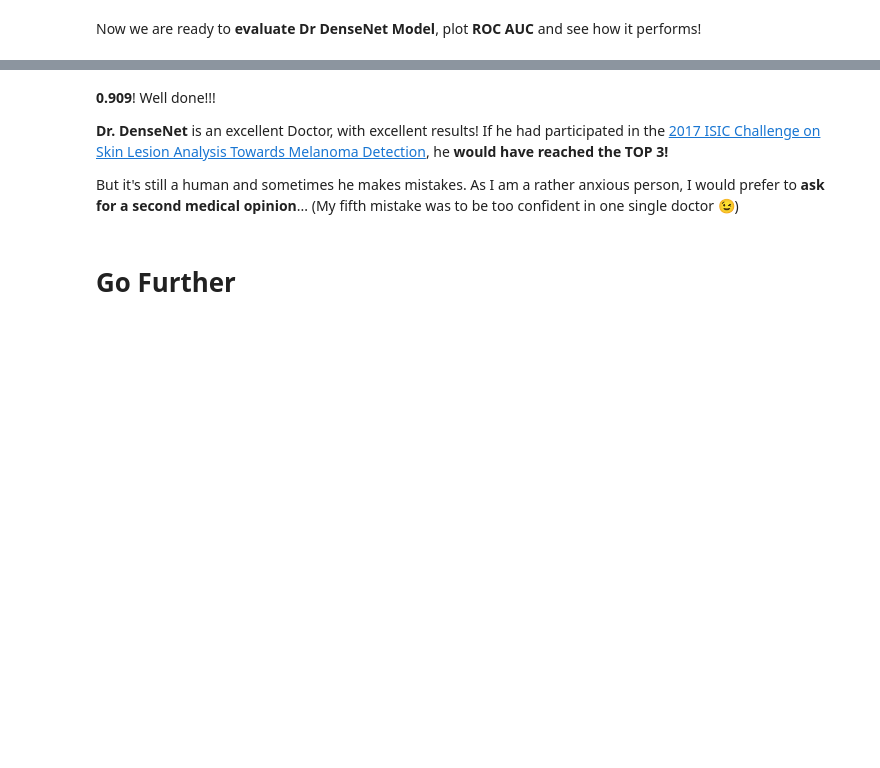
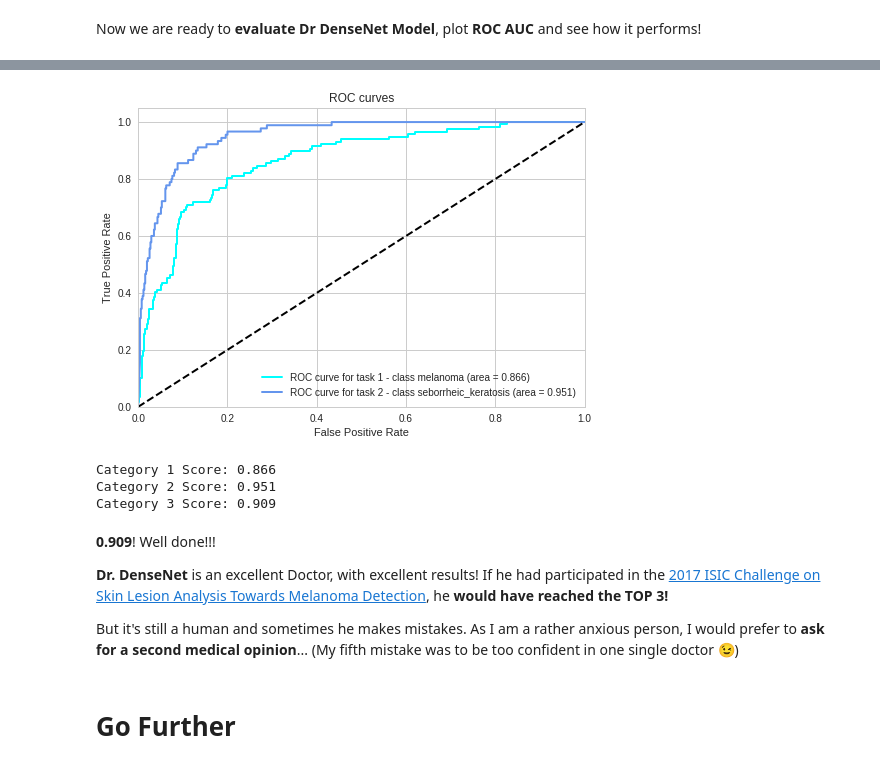
Before and after one commit to soheilpaper/dermatologist-ai, a Jupyter notebook: dermatologist_ai.ipynb, the cells around one changed output, grey strips where cells are left out. Cells and saved outputs as stored; diff of their text form; code cells hidden in the pictures; blank space fills up the shorter version.

```diff
--- a/dermatologist_ai.ipynb
+++ b/dermatologist_ai.ipynb
@@ -814,6 +814,9 @@ While ROC AUC is the choosen metric, I also plot after each epoch log-loss and a
 # %%
 def update_liveplot(logs, phase, epoch_loss, epoch_acc, epoch_auc):
   ## update data for LiveLossPlot
+
+  if phase == 'test':
+    return logs
 
   logs[f'{phase}_log loss'] = epoch_loss
   logs[f'{phase}_accuracy'] = epoch_acc
@@ -876,3 +883,14 @@ def get_dataset(transform, dirs):
+# %%
+from torch.utils.data import SubsetRandomSampler
+
+def get_data_loader(phase, dataset, indices=None, y_train=None, over_sampling=False):
+
+  sampler = None
+
+  if indices is not None:
+    sampler = SubsetRandomSampler(balance_indices(indices, y_train) if (over_sampling and phase=='train') else indices)
+
+  return torch.utils.data.DataLoader(dataset, batch_size=batch_size[phase], sampler=sampler, num_workers=num_workers)
 # %% [markdown]
 ## Cross-validation
 # %% [markdown]
@@ -951,7 +983,7 @@ def batch_forward(inputs, labels, model, model_name, criterion, phase):
 # %% [markdown]
 I also extracted a function to run a single epoch. So that it can be reused by test_model later.
 # %%
-def epoch_run(phase, data_loader, model, criterion, optimizer=None, logs={}, best_auc=0.0, best_model_wts=None, save_path=None, save_phase='valid'):
+def epoch_run(phase, data_loader, model, criterion, optimizer=None, logs={}, best_auc=0.0, best_model_wts=None, save_path=None, save_phase='test'):
   # train or validate or test the model for one epoch
 
   model_name = model.__class__.__name__
@@ -1160,17 +1174,16 @@ Inspired by the [2017 ISIC Challenge on Skin Lesion Analysis Towards Melanoma De
 The test_model function below calculates the test Mean ROC AUC of the model on the test set.
 It also returns a data frame with the probabilities of detection of melanoma and seborrheic keratoses in the given images.
 # %%
-def test_model(dirs, model, criterion, resize=0.75):
+def test_model(folder, model, criterion, resize=0.75):
 
-  data_loader = get_test_loader(model.__class__.__name__, resize=resize)
+  dataset = get_dataset(get_transform(model.__class__.__name__, 'test', resize), [folder])
+  data_loader = get_data_loader('test', dataset)
 
   if len(logging.getLogger().handlers)==1:
     init_log('test')
 
   _, best_auc, _, running_corrects, items_processed, data = epoch_run('test', data_loader, model, criterion)
 
-  file_names = file_names = [fn.replace(d,'')
-            for d in sorted(dirs)
-            for fn in sorted(glob.glob(os.path.join(d, '*', '*.jpg')))]
+  file_names = file_names = [os.path.basename(fn) for fn in sorted(glob.glob(os.path.join(folder, '*', '*.jpg')))]
 
   return pd.DataFrame(index=file_names[0:sum(items_processed.values())], data=data, columns=classes), running_corrects, items_processed, best_auc
@@ -1218,8 +1254,9 @@ dr_densenet_model = load_model('DenseNet.pt')
 Now we are ready to __evaluate Dr DenseNet Model__, plot __ROC AUC__ and see how it performs!
 # %%
 # test it
-predictions, _, _, _ = test_model(phase_data_dirs['test'], dr_densenet_model, criterion)
+predictions, _, _, _ = test_model(data_dir['test'] + '_resized', dr_densenet_model, criterion)
 subset_predictions = predictions.as_matrix(columns=[classes[0], classes[2]])
 
 # plot ROC AUC
 _ = get_roc_auc(y_true, subset_predictions, plot=True)
+# %% [output]
@@ -1226,3 +1264,7 @@ _ = get_roc_auc(y_true, subset_predictions, plot=True)
+[figure, added]
+Category 1 Score: 0.866
+Category 2 Score: 0.951
+Category 3 Score: 0.909
 # %% [markdown]
 __0.909__! Well done!!!
 
```
Also changed, not shown: parts of 48 cells of this notebook.
